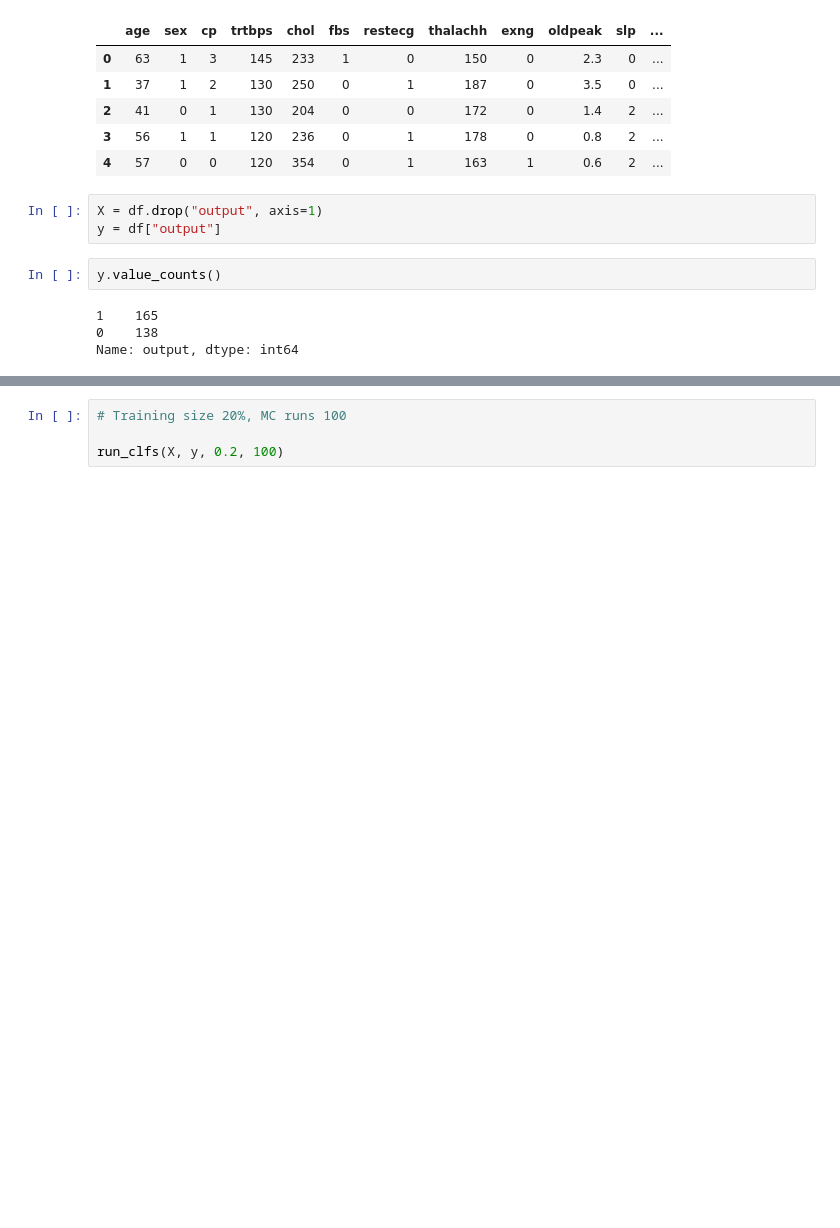
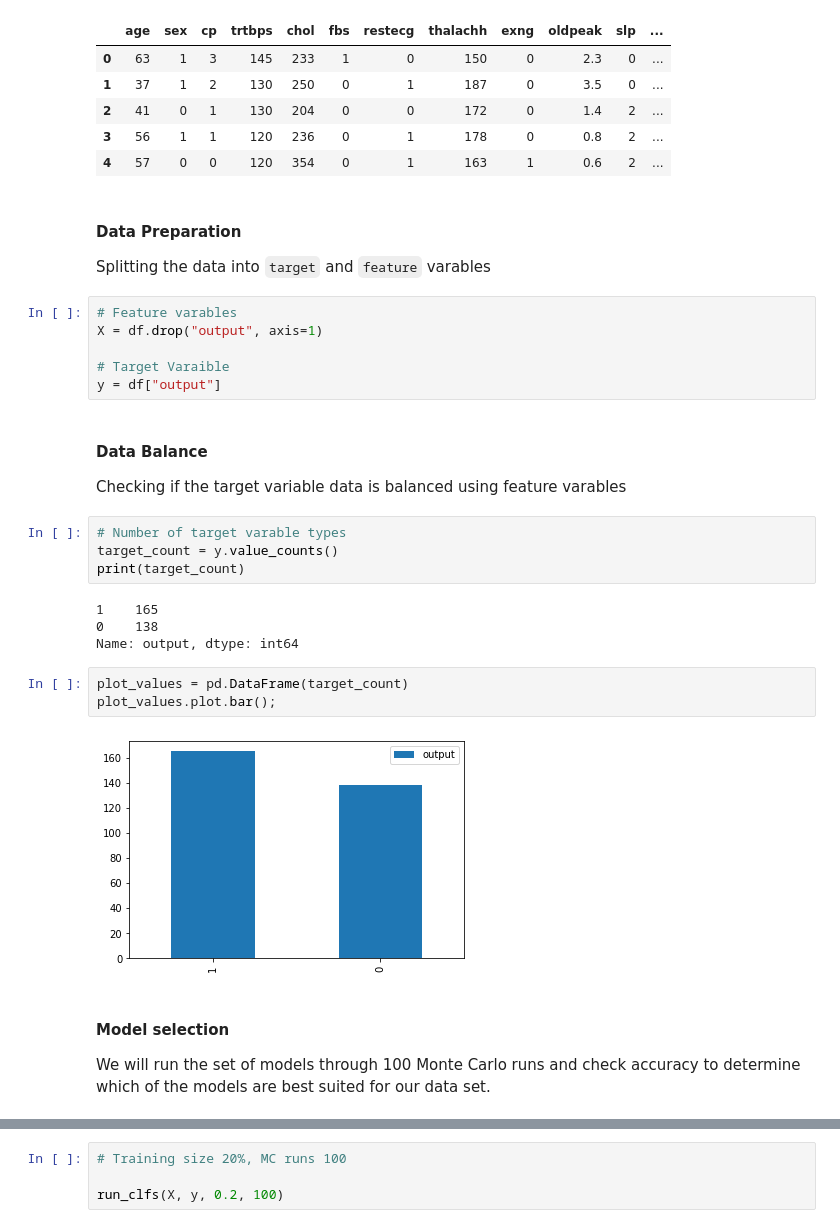
Before and after one commit to sunil3092/DBSEdu, a Jupyter notebook: Machine Learning and Pattern Recognisation/CA/CA_2 - 60per/CA2.ipynb, the cells around one changed output, grey strips where cells are left out. Saved outputs shown, nothing was run; the diff lists cells and outputs as text; blank space fills up the shorter version.

```diff
--- a/Machine Learning and Pattern Recognisation/CA/CA_2 - 60per/CA2.ipynb
+++ b/Machine Learning and Pattern Recognisation/CA/CA_2 - 60per/CA2.ipynb
@@ -68,15 +74,37 @@ df.head()
 | 2 | 41 | 0 | 1 | 130 | 204 | 0 | 0 | 172 | 0 | 1.4 | 2 | ... |
 | 3 | 56 | 1 | 1 | 120 | 236 | 0 | 1 | 178 | 0 | 0.8 | 2 | ... |
 | 4 | 57 | 0 | 0 | 120 | 354 | 0 | 1 | 163 | 1 | 0.6 | 2 | ... |
+# %% [markdown]
+#### Data Preparation
+
+Splitting the data into `target` and `feature` varables
 # %%
+# Feature varables
 X = df.drop("output", axis=1)
+
+# Target Varaible
 y = df["output"]
-# %%
-y.value_counts()
-# %% [output]
-1    165
-0    138
-Name: output, dtype: int64
+# %% [markdown]
+#### Data Balance
+
+Checking if the target variable data is balanced using feature varables
+# %%
+# Number of target varable types
+target_count = y.value_counts()
+print(target_count)
+# %% [output]
+1    165
+0    138
+Name: output, dtype: int64
+# %%
+plot_values = pd.DataFrame(target_count)
+plot_values.plot.bar();
+# %% [output]
+[figure, added]
+# %% [markdown]
+#### Model selection
+
+We will run the set of models through 100 Monte Carlo runs and check accuracy to determine which of the models are best suited for our data set.
 # %%
 clfs = {
     "RF" : RandomForestClassifier(),
```
Also changed, not shown: parts of 40 cells of this notebook, 3 other files.
